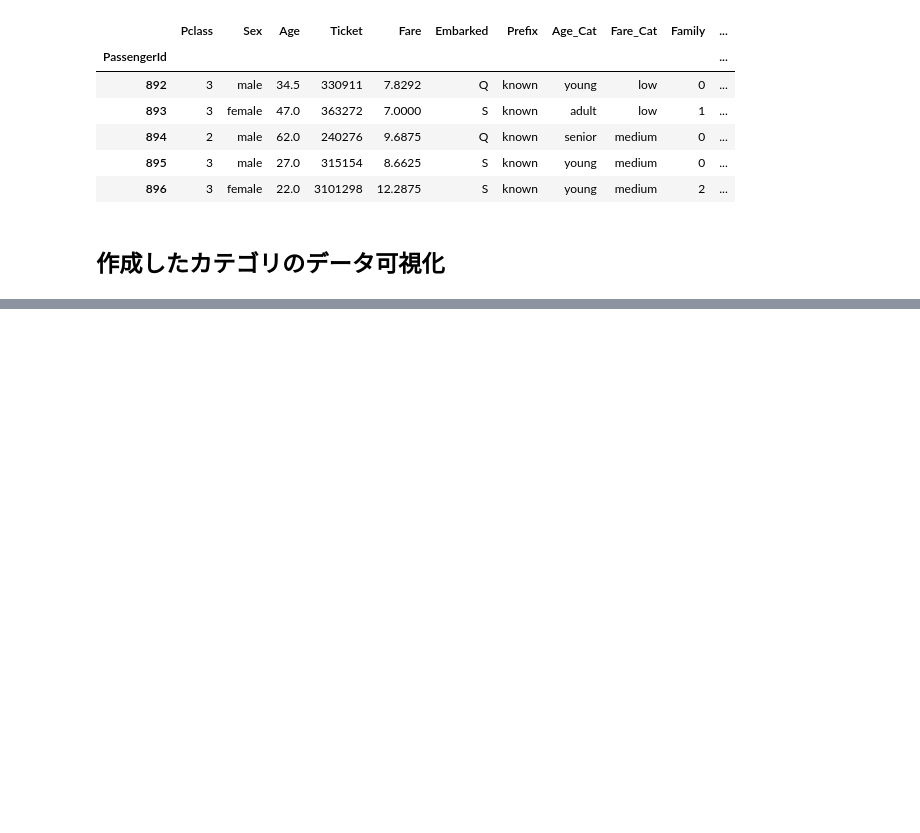
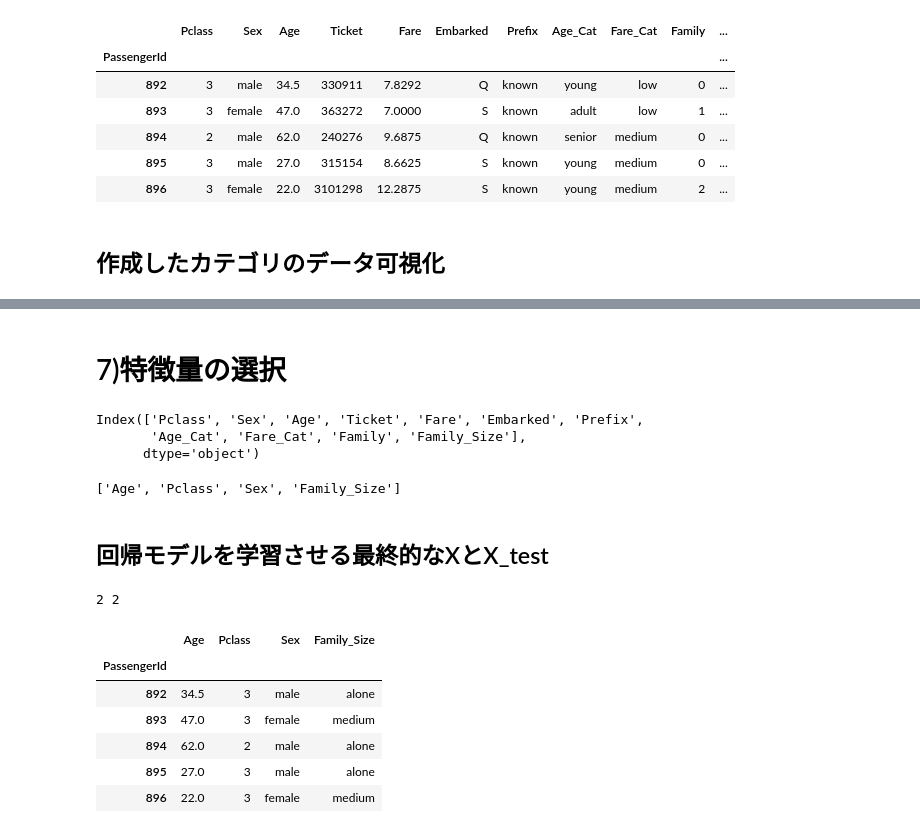
Before and after one commit to gussan-me/titanic_kaggle_practice, a Jupyter notebook: Desktop/ポートフォリオ用/titanic.ipynb, the cells around one changed output, grey strips where cells are left out. Cells and saved outputs as stored; diff of their text form; code cells hidden in the pictures; blank space fills up the shorter version.

```diff
--- a/Desktop/ポートフォリオ用/titanic.ipynb
+++ b/Desktop/ポートフォリオ用/titanic.ipynb
@@ -494,0 +525,45 @@ X_test.head()
+# %% [markdown]
+# 7)特徴量の選択
+# %%
+X.columns
+# %% [output]
+Index(['Pclass', 'Sex', 'Age', 'Ticket', 'Fare', 'Embarked', 'Prefix',
+       'Age_Cat', 'Fare_Cat', 'Family', 'Family_Size'],
+      dtype='object')
+# %%
+# 分類モデルのためのカラムを選択する。
+X = X[['Age', 'Pclass', 'Sex', 'Family_Size']]
+X_test = X_test[['Age', 'Pclass', 'Sex', 'Family_Size']]
+# %%
+# 数値カラムを選択する。
+numerical_cols = [cname for cname in X.columns
+                  if X[cname].dtype in ['int64', 'float64']]
+# %%
+# カーディナリティが低いカラムを選択する。
+categorical_cols = [cname for cname in X.columns
+                    if X[cname].nunique() < 10 and
+                    X[cname].dtype in ["object", "category"]]
+# %%
+my_cols = numerical_cols + categorical_cols
+X = X[my_cols]
+X_test = X_test[my_cols]
+# %%
+print(my_cols)
+# %% [output]
+['Age', 'Pclass', 'Sex', 'Family_Size']
+# %% [markdown]
+## 回帰モデルを学習させる最終的なXとX_test
+# %%
+print(len(categorical_cols), len(numerical_cols))
+# %% [output]
+2 2
+# %%
+X_test.head()
+# %% [output]
+|  | Age | Pclass | Sex | Family_Size |
+| PassengerId |  |  |  |  |
+| 892 | 34.5 | 3 | male | alone |
+| 893 | 47.0 | 3 | female | medium |
+| 894 | 62.0 | 2 | male | alone |
+| 895 | 27.0 | 3 | male | alone |
+| 896 | 22.0 | 3 | female | medium |
```
Also changed, not shown: parts of 36 cells of this notebook.
